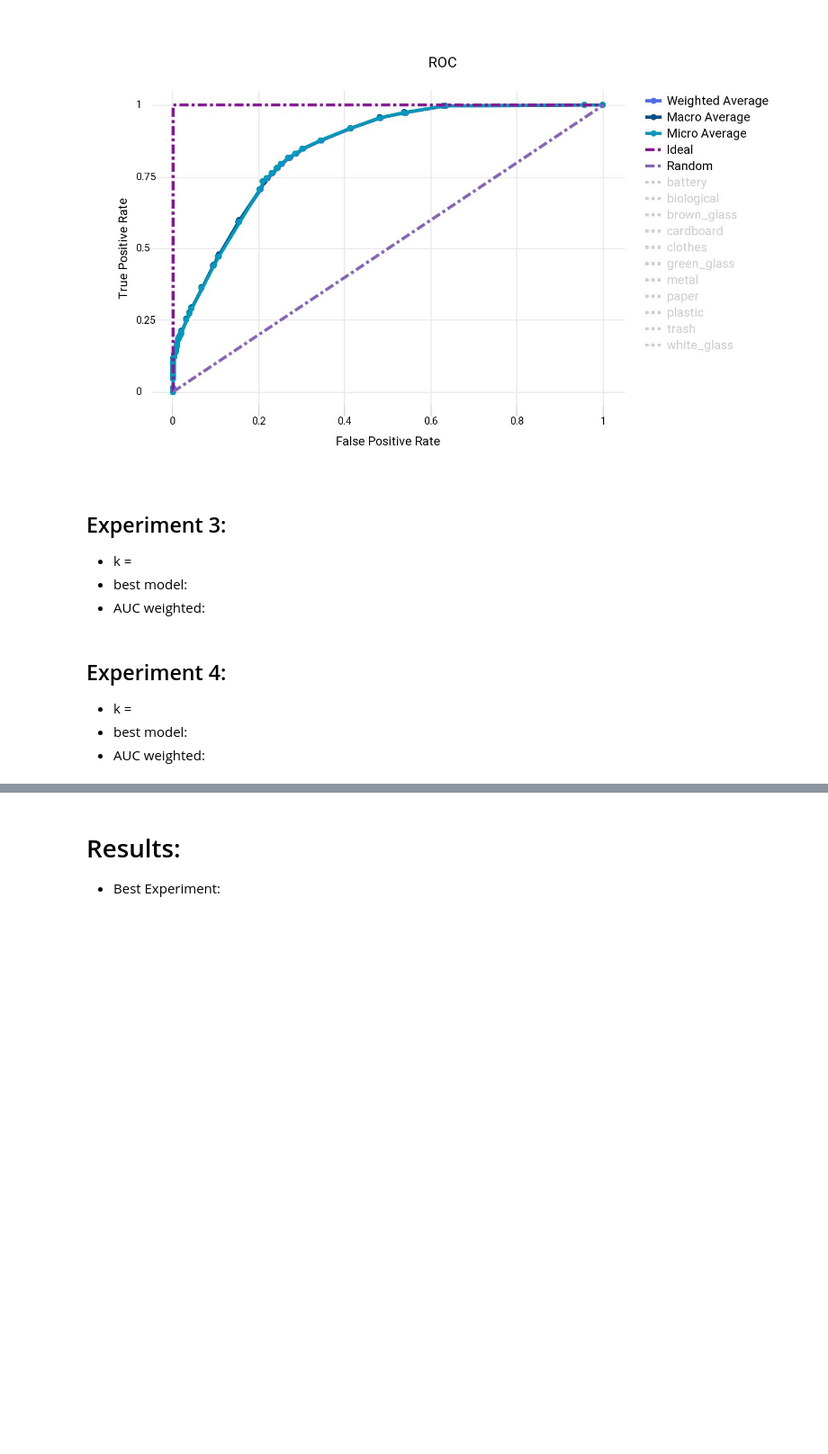
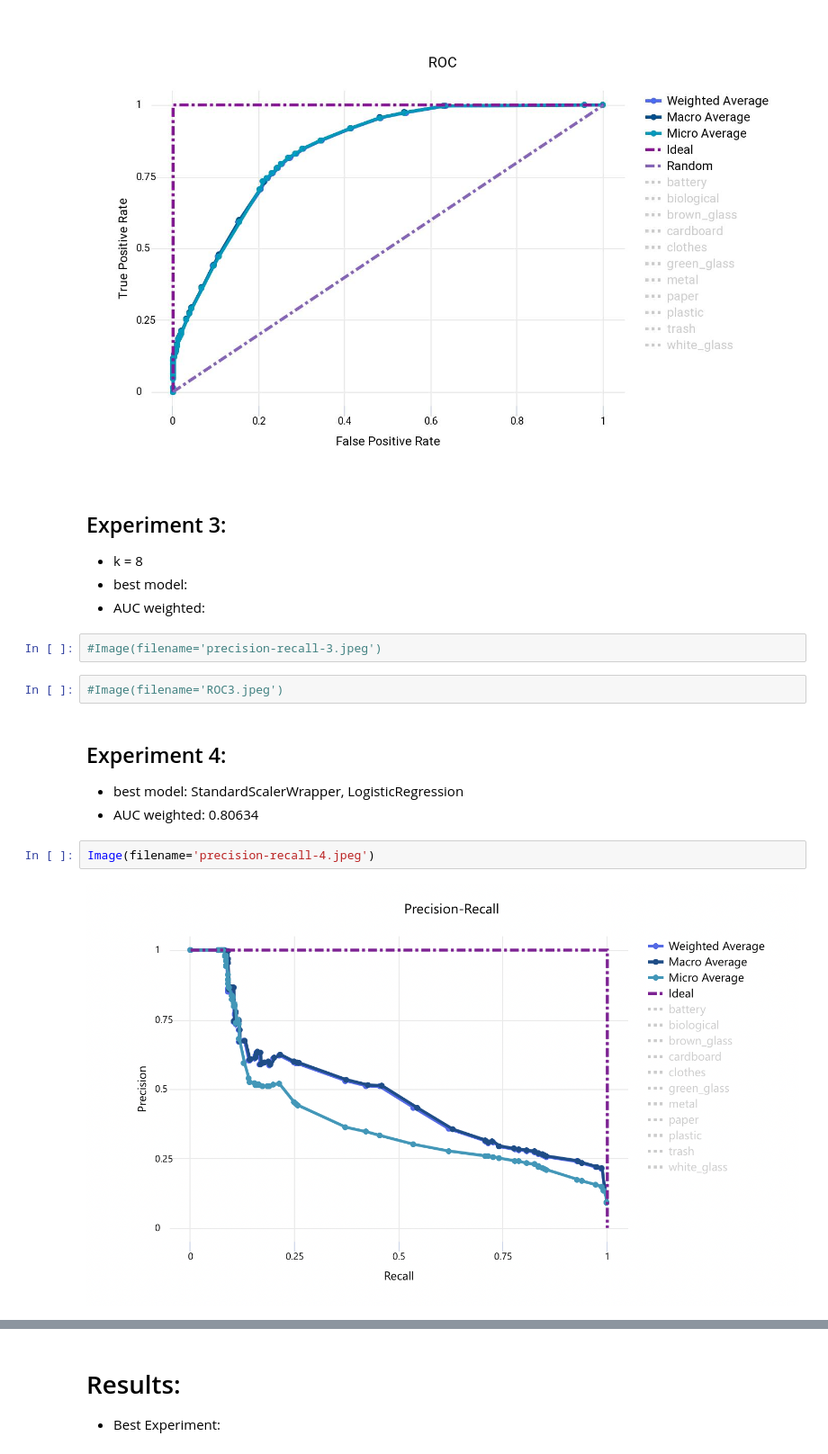
Before and after one commit to zibro011/ml-class-project, a Jupyter notebook: FinalProject.ipynb, the cells around one changed output, grey strips where cells are left out. Shown at 90% size. Saved outputs shown, nothing was run; the diff lists cells and outputs as text; blank space fills up the shorter version.

```diff
--- a/FinalProject.ipynb
+++ b/FinalProject.ipynb
@@ -39,11 +39,18 @@ Image(filename='ROC2.jpeg')
 [figure]
 # %% [markdown]
 ## Experiment 3:
-* k =
+* k = 8
 * best model:
 * AUC weighted:
+# %%
+#Image(filename='precision-recall-3.jpeg')
+# %%
+#Image(filename='ROC3.jpeg')
 # %% [markdown]
 ## Experiment 4:
-* k =
-* best model:
-* AUC weighted:
+* best model:  StandardScalerWrapper, LogisticRegression
+* AUC weighted: 0.80634
+# %%
+Image(filename='precision-recall-4.jpeg')
+# %% [output]
+[figure, added]
```
Also changed, not shown: parts of 1 cell of this notebook, 2 other files.
